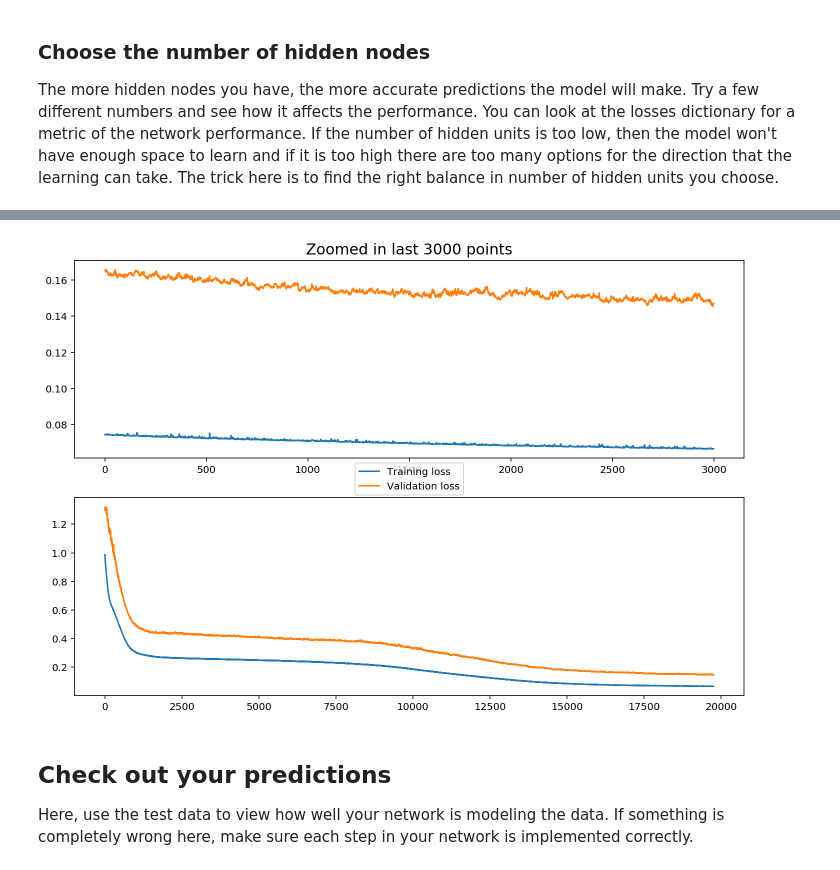
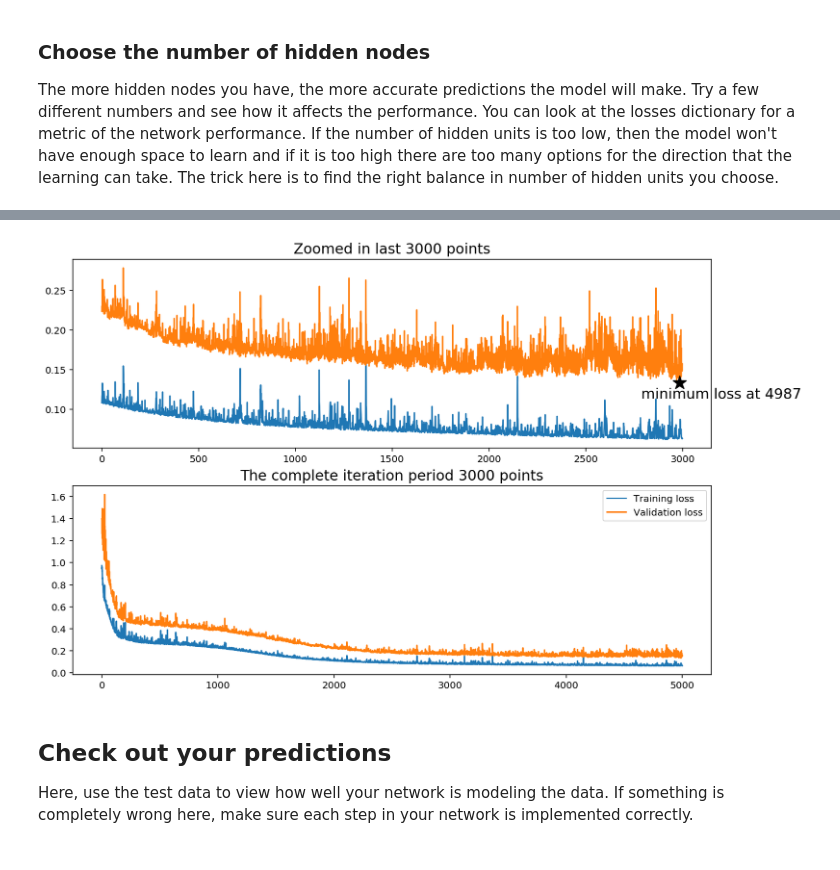
Before and after one commit to bijanfallah/Bicycle_sharing, a Jupyter notebook: Your_first_neural_network.ipynb, the cells around one changed output, grey strips where cells are left out. Cells and saved outputs as stored; diff of their text form; code cells hidden in the pictures.

```diff
--- a/Your_first_neural_network.ipynb
+++ b/Your_first_neural_network.ipynb
@@ -303,9 +303,9 @@ The more hidden nodes you have, the more accurate predictions the model will mak
 import sys
 
 ### Set the hyperparameters here ###
-iterations = 19754
-learning_rate = .1
-hidden_nodes = 5
+iterations = 5000
+learning_rate = 0.6
+hidden_nodes = 10
 output_nodes = 1
 
 N_i = train_features.shape[1]
@@ -334,24 +334,24 @@ Progress: 100.0% ... Training loss: 0.066 ... Validation loss: 0.146
 # %%
 f, (ax1, ax2) = plt.subplots(2,1,figsize=(12,8))
 focus=3000
 #plt.plot(losses['train'][-20000:], label='Training loss')
 ax1.plot(losses['train'][-focus:], label='Training loss')
 #plt.plot(losses['validation'][-20000:], label='Validation loss')
 ax1.plot(losses['validation'][-focus:], label='Validation loss')
 temp=losses['validation'][-focus:]
 # to find the minimum LOSS plot the minimum of Loss:
-#ax1.plot(temp.index(min(temp)),np.min(temp),'k*', markersize=15)
+ax1.plot(temp.index(min(temp)),np.min(temp),'k*', markersize=15)
 ax1.set_title('Zoomed in last '+ str(focus) +' points', fontsize=15)
-#ax1.text(temp.index(min(temp))-200,np.min(temp)-0.02,('minimum loss at '+str(temp.index(min(temp))+(iterations-focus))),fontsize=15)
+ax1.text(temp.index(min(temp))-200,np.min(temp)-0.02,('minimum loss at '+str(temp.index(min(temp))+(iterations-focus))),fontsize=15)
 
 ax2.plot(losses['train'], label='Training loss')
 #plt.plot(losses['validation'][-20000:], label='Validation loss')
 ax2.plot(losses['validation'], label='Validation loss')
-ax2.legend(loc='upper center',bbox_to_anchor=(0.5,1.2))
-
+ax2.legend( loc=1)
+ax2.set_title('The complete iteration period '+ str(focus) +' points', fontsize=15)
 _ = plt.ylim()
 # %% [output]
-[figure, old version]
+[figure, new version]
 # %% [markdown]
 ## Check out your predictions
 
```
Also changed, not shown: parts of 4 cells of this notebook, 1 other file.
